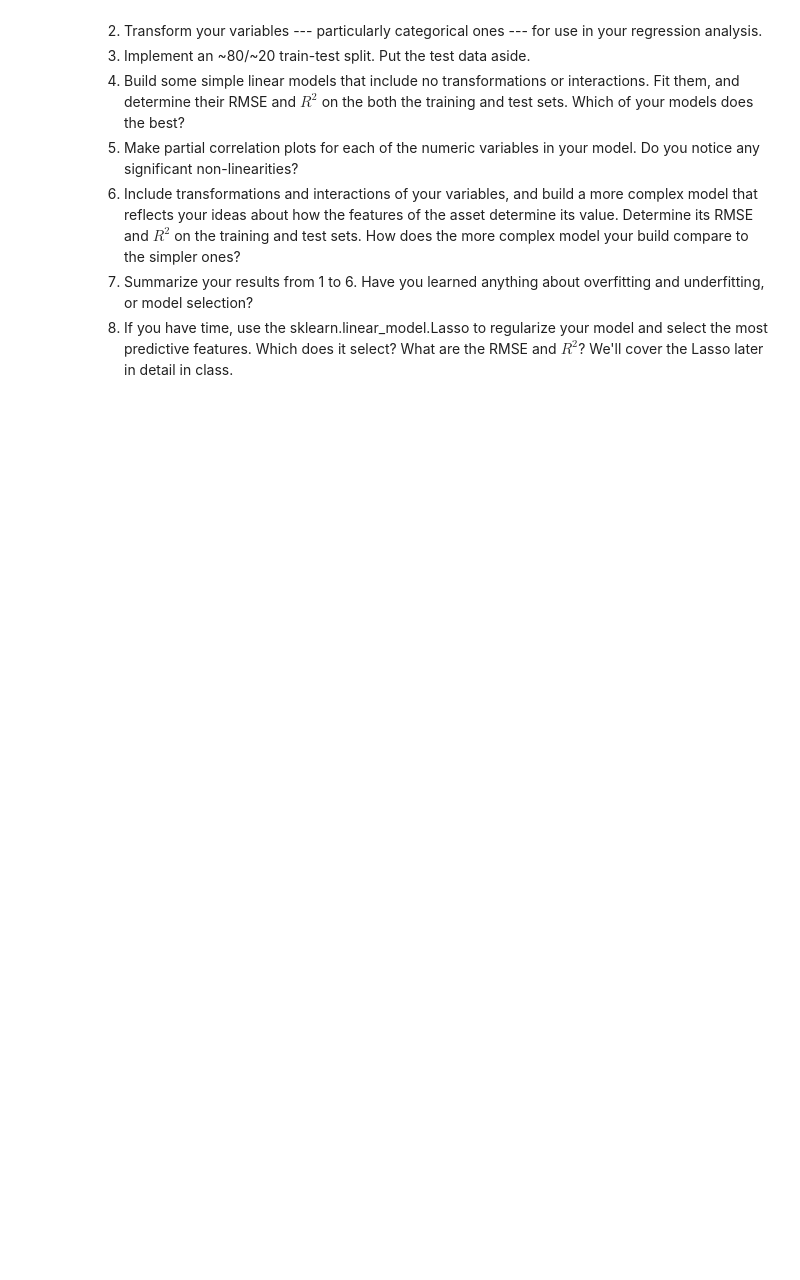
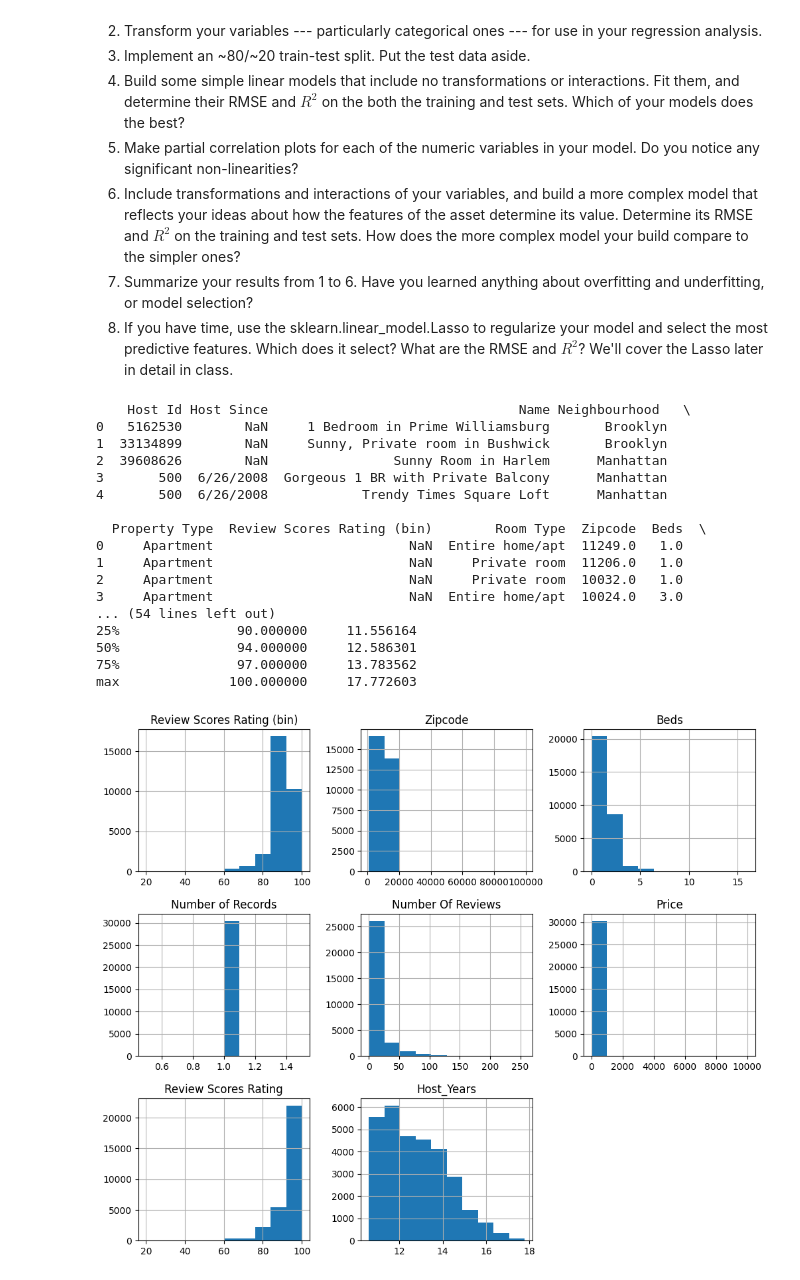
Before and after one commit to allyoshea/linear_models, a Jupyter notebook: lab/lab.ipynb, the cells around one changed output. Cells and saved outputs as stored; diff of their text form; code cells hidden in the pictures; blank space fills up the shorter version.

```diff
--- a/lab/lab.ipynb
+++ b/lab/lab.ipynb
@@ -18,30 +18,66 @@ In the lab folder, there are three options: housing prices in pierce_county_hous
 import pandas as pd
 import numpy as np
 import matplotlib.pyplot as plt
 from sklearn.model_selection import train_test_split
 from sklearn.linear_model import LinearRegression, LassoCV
 from sklearn.metrics import mean_squared_error, r2_score
 import seaborn as sns
 
 #LOAD THE DATA
 df=pd.read_csv('/content/airbnb_hw.csv')
 print(df.head())
 print(df.info())
 
 #CLEAN the data
 df = df.drop_duplicates()
+# Clean the Price column
+# Drop ID and text columns that won't help
+df = df.drop(columns=['Host Id', 'Name'])
+# Strip whitespace from column names
+df.columns = df.columns.str.strip()
 
+# Convert Host Since to numeric
+df['Host_Since'] = pd.to_datetime(df['Host Since'], errors='coerce')
+df['Host_Years'] = (pd.Timestamp.today() - df['Host_Since']).dt.days / 365
+df = df.drop(columns=['Host Since'])
+
+# Convert Price to numeric
+df['Price'] = df['Price'].replace({'\$':'', ',':''}, regex=True).astype(float)
+
+# Fill missing numeric values (simple strategy)
+numeric_cols = ['Review Scores Rating (bin)', 'Zipcode', 'Beds', 'Review Scores Rating']
+df[numeric_cols] = df[numeric_cols].fillna(df[numeric_cols].median())
+df = df.drop(columns=['Host_Since'])
 #drop NA
 df=df.dropna()
 
 #EDA
 print(df.describe())
 
 # Histograms
 df.hist(figsize=(12,10))
 plt.show()
 
 for col in df.select_dtypes(include=np.number).columns:
     sns.histplot(df[col], kde=True)
     plt.title(f"Distribution of {col}")
     plt.show()
+# %% [output]
+    Host Id Host Since                                Name Neighbourhood   \
+0   5162530        NaN     1 Bedroom in Prime Williamsburg       Brooklyn
+1  33134899        NaN     Sunny, Private room in Bushwick       Brooklyn
+2  39608626        NaN                Sunny Room in Harlem      Manhattan
+3       500  6/26/2008  Gorgeous 1 BR with Private Balcony      Manhattan
+4       500  6/26/2008            Trendy Times Square Loft      Manhattan
+
+  Property Type  Review Scores Rating (bin)        Room Type  Zipcode  Beds  \
+0     Apartment                         NaN  Entire home/apt  11249.0   1.0
+1     Apartment                         NaN     Private room  11206.0   1.0
+2     Apartment                         NaN     Private room  10032.0   1.0
+3     Apartment                         NaN  Entire home/apt  10024.0   3.0
+... (54 lines left out)
+25%               90.000000     11.556164
+50%               94.000000     12.586301
+75%               97.000000     13.783562
+max              100.000000     17.772603
+[figure, added]
```
Also changed, not shown: parts of 6 cells of this notebook.
